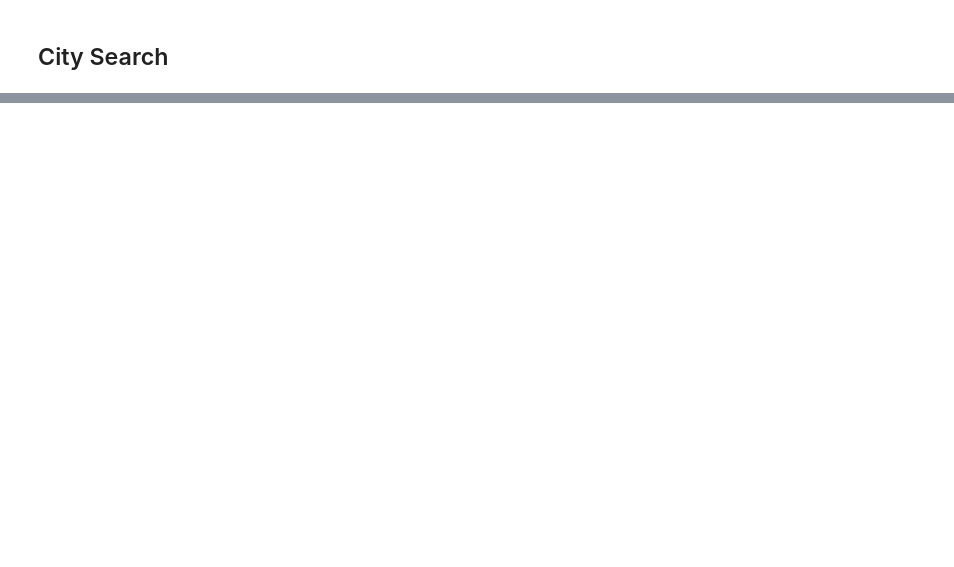
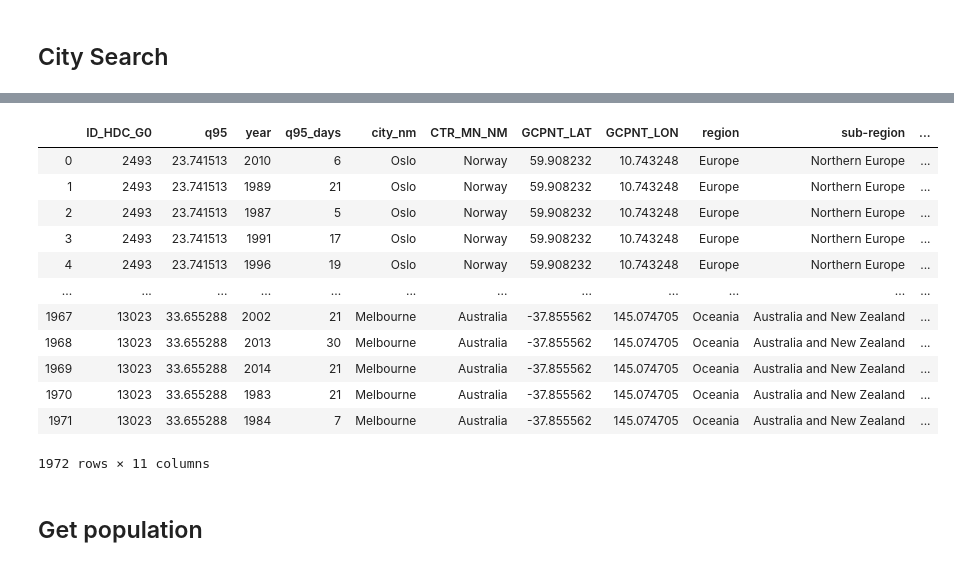
Before and after one commit to ecohydro/GlobalUrbanHeat, a Jupyter notebook: Notebooks/Cascade_Scratch/cpt_Search.ipynb, the cells around one changed output, grey strips where cells are left out. Drawn from its saved outputs; the diff is of its cells as text; code cells hidden in the pictures; blank space fills up the shorter version.

```diff
--- a/Notebooks/Cascade_Scratch/cpt_Search.ipynb
+++ b/Notebooks/Cascade_Scratch/cpt_Search.ipynb
@@ -121,0 +296,23 @@ def search():
+# %%
+merge = ids_df.drop(columns = ['Unnamed: 0','UC_NM_MN'])
+df_days = df_days.merge(merge, on = 'ID_HDC_G0', how = 'left')
+# %%
+df_days['year'] = df_days['year'].astype('int')
+# %%
+df_days
+# %% [output]
+|  | ID_HDC_G0 | q95 | year | q95_days | city_nm | CTR_MN_NM | GCPNT_LAT | GCPNT_LON | region | sub-region | ... |
+| 0 | 2493 | 23.741513 | 2010 | 6 | Oslo | Norway | 59.908232 | 10.743248 | Europe | Northern Europe | ... |
+| 1 | 2493 | 23.741513 | 1989 | 21 | Oslo | Norway | 59.908232 | 10.743248 | Europe | Northern Europe | ... |
+| 2 | 2493 | 23.741513 | 1987 | 5 | Oslo | Norway | 59.908232 | 10.743248 | Europe | Northern Europe | ... |
+| 3 | 2493 | 23.741513 | 1991 | 17 | Oslo | Norway | 59.908232 | 10.743248 | Europe | Northern Europe | ... |
+| 4 | 2493 | 23.741513 | 1996 | 19 | Oslo | Norway | 59.908232 | 10.743248 | Europe | Northern Europe | ... |
+| ... | ... | ... | ... | ... | ... | ... | ... | ... | ... | ... | ... |
+| 1967 | 13023 | 33.655288 | 2002 | 21 | Melbourne | Australia | -37.855562 | 145.074705 | Oceania | Australia and New Zealand | ... |
+| 1968 | 13023 | 33.655288 | 2013 | 30 | Melbourne | Australia | -37.855562 | 145.074705 | Oceania | Australia and New Zealand | ... |
+| 1969 | 13023 | 33.655288 | 2014 | 21 | Melbourne | Australia | -37.855562 | 145.074705 | Oceania | Australia and New Zealand | ... |
+| 1970 | 13023 | 33.655288 | 1983 | 21 | Melbourne | Australia | -37.855562 | 145.074705 | Oceania | Australia and New Zealand | ... |
+| 1971 | 13023 | 33.655288 | 1984 | 7 | Melbourne | Australia | -37.855562 | 145.074705 | Oceania | Australia and New Zealand | ... |
+1972 rows × 11 columns
+# %% [markdown]
+## Get population
```
Also changed, not shown: parts of 32 cells of this notebook.
